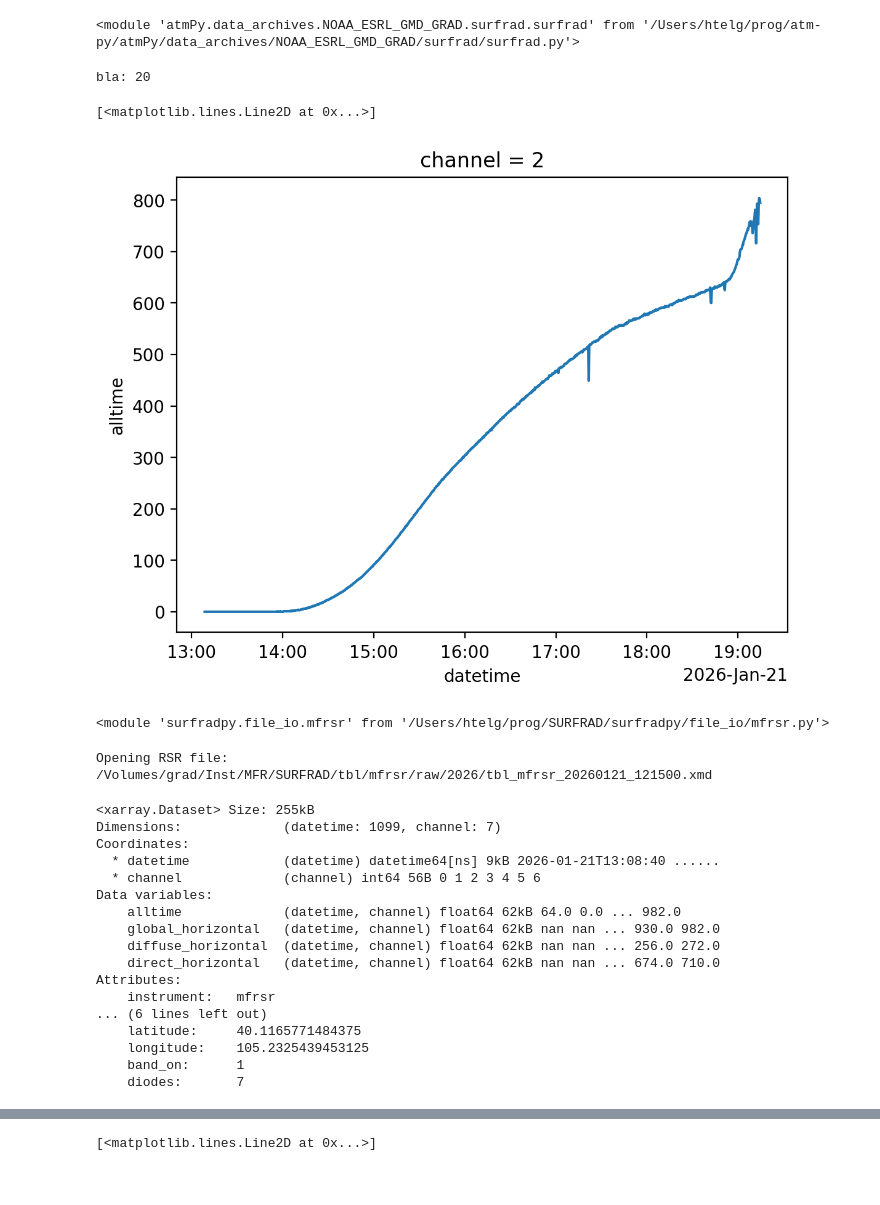
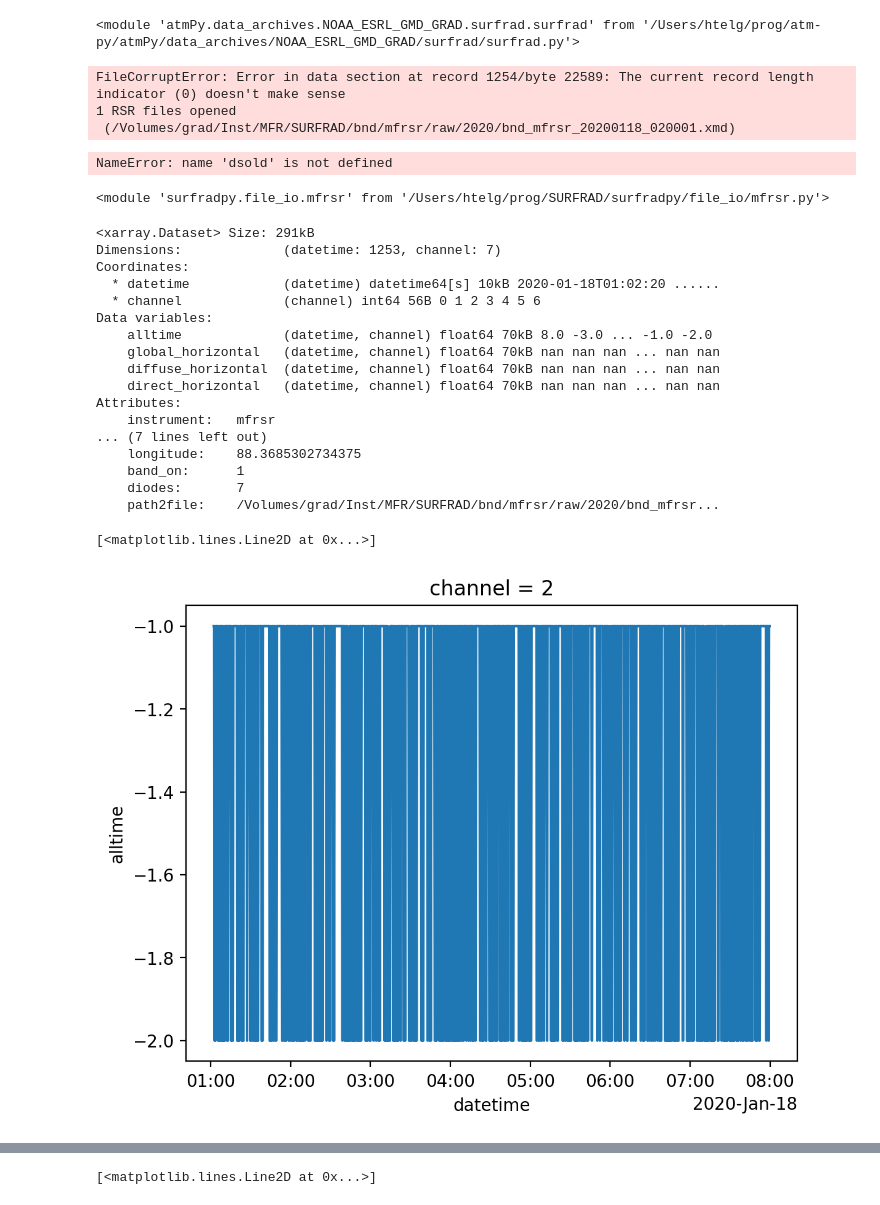
Before and after one commit to hagne/SURFRAD, a Jupyter notebook: notebooks/development/replace_tu/raw_mfrsr_file_io.ipynb, the cells around one changed output, grey strips where cells are left out. Drawn from its saved outputs; the diff is of its cells as text; code cells hidden in the pictures.

```diff
--- a/notebooks/development/replace_tu/raw_mfrsr_file_io.ipynb
+++ b/notebooks/development/replace_tu/raw_mfrsr_file_io.ipynb
@@ -12,18 +14,20 @@ reload(atmsrf)
 <module 'atmPy.data_archives.NOAA_ESRL_GMD_GRAD.surfrad.surfrad' from '/Users/htelg/prog/atm-py/atmPy/data_archives/NOAA_ESRL_GMD_GRAD/surfrad/surfrad.py'>
 # %%
 p2f = '/Volumes/grad/Inst/MFR/SURFRAD/tbl/mfrsr/raw/2026/tbl_mfrsr_20260121_121500.xmd'
-# p2f = '/Volumes/grad/Inst/MFR/SURFRAD/gwn/mfrsr/raw/2020/gwn_mfrsr_20201021_120914.xmd'
+p2f = '/Volumes/grad/Inst/MFR/SURFRAD/gwn/mfrsr/raw/2020/gwn_mfrsr_20201021_120914.xmd'
+p2f = '/Volumes/grad/Inst/MFR/SURFRAD/bnd/mfrsr/raw/2020/bnd_mfrsr_20200118_020001.xmd'
 outold = atmsrf.read_raw(pl.Path(p2f))
 dsold = outold.dataset
 # %% [output]
-bla: 20
+FileCorruptError: Error in data section at record 1254/byte 22589: The current record length indicator (0) doesn't make sense
+1 RSR files opened
+ (/Volumes/grad/Inst/MFR/SURFRAD/bnd/mfrsr/raw/2020/bnd_mfrsr_20200118_020001.xmd)
 # %%
 dsold.alltime.sel(channel = 2).plot()
 # %% [output]
-[<matplotlib.lines.Line2D at 0x...>]
+NameError: name 'dsold' is not defined
-[figure, removed]
 # %%
-p2f = '/Volumes/grad/Inst/MFR/SURFRAD/tbl/mfrsr/raw/2026/tbl_mfrsr_20260121_121500.xmd'
+# p2f = '/Volumes/grad/Inst/MFR/SURFRAD/tbl/mfrsr/raw/2026/tbl_mfrsr_20260121_121500.xmd'
 # p2f = '/Volumes/grad/Inst/MFR/SURFRAD/gwn/mfrsr/raw/2020/gwn_mfrsr_20201021_120914.xmd'
 # %%
 reload(srpsrf)
@@ -31,7 +35,7 @@ reload(srpsrf)
 <module 'surfradpy.file_io.mfrsr' from '/Users/htelg/prog/SURFRAD/surfradpy/file_io/mfrsr.py'>
 # %%
 outnew = {}
-rsr = srpsrf.rsr_open_file(p2f)
+rsr = srpsrf.open_rsr(p2f)
 dsnew = rsr.dataset
 # outnew = srpsrf.read_raw(p2f, use_str=False, out = outnew)
 # dsnew = outnew['ds']
@@ -48,28 +52,31 @@ dsnew = rsr.dataset
 # lines = outnew['lines']
 
 # pd.to_datetime(inp.record.obs_time, unit='s')
-# %% [output]
-Opening RSR file: /Volumes/grad/Inst/MFR/SURFRAD/tbl/mfrsr/raw/2026/tbl_mfrsr_20260121_121500.xmd
 # %%
 dsnew
 # %% [output]
-<xarray.Dataset> Size: 255kB
-Dimensions:             (datetime: 1099, channel: 7)
+<xarray.Dataset> Size: 291kB
+Dimensions:             (datetime: 1253, channel: 7)
 Coordinates:
-  * datetime            (datetime) datetime64[ns] 9kB 2026-01-21T13:08:40 ......
+  * datetime            (datetime) datetime64[s] 10kB 2020-01-18T01:02:20 ......
   * channel             (channel) int64 56B 0 1 2 3 4 5 6
 Data variables:
-    alltime             (datetime, channel) float64 62kB 64.0 0.0 ... 982.0
-    global_horizontal   (datetime, channel) float64 62kB nan nan ... 930.0 982.0
-    diffuse_horizontal  (datetime, channel) float64 62kB nan nan ... 256.0 272.0
-    direct_horizontal   (datetime, channel) float64 62kB nan nan ... 674.0 710.0
+    alltime             (datetime, channel) float64 70kB 8.0 -3.0 ... -1.0 -2.0
+    global_horizontal   (datetime, channel) float64 70kB nan nan nan ... nan nan
+    diffuse_horizontal  (datetime, channel) float64 70kB nan nan nan ... nan nan
+    direct_horizontal   (datetime, channel) float64 70kB nan nan nan ... nan nan
 Attributes:
     instrument:   mfrsr
-... (6 lines left out)
-    latitude:     40.1165771484375
-    longitude:    105.2325439453125
+... (7 lines left out)
+    longitude:    88.3685302734375
     band_on:      1
     diodes:       7
+    path2file:    /Volumes/grad/Inst/MFR/SURFRAD/bnd/mfrsr/raw/2020/bnd_mfrsr...
+# %%
+dsnew.alltime.sel(channel = 2).plot()
+# %% [output]
+[<matplotlib.lines.Line2D at 0x...>]
+[figure, added]
 # %%
 ch = 0
 (dsold.alltime.sel(channel = ch) - dsnew.alltime.sel(channel = ch)).plot()
```
Also changed, not shown: parts of 2 cells of this notebook, 7 other files.
